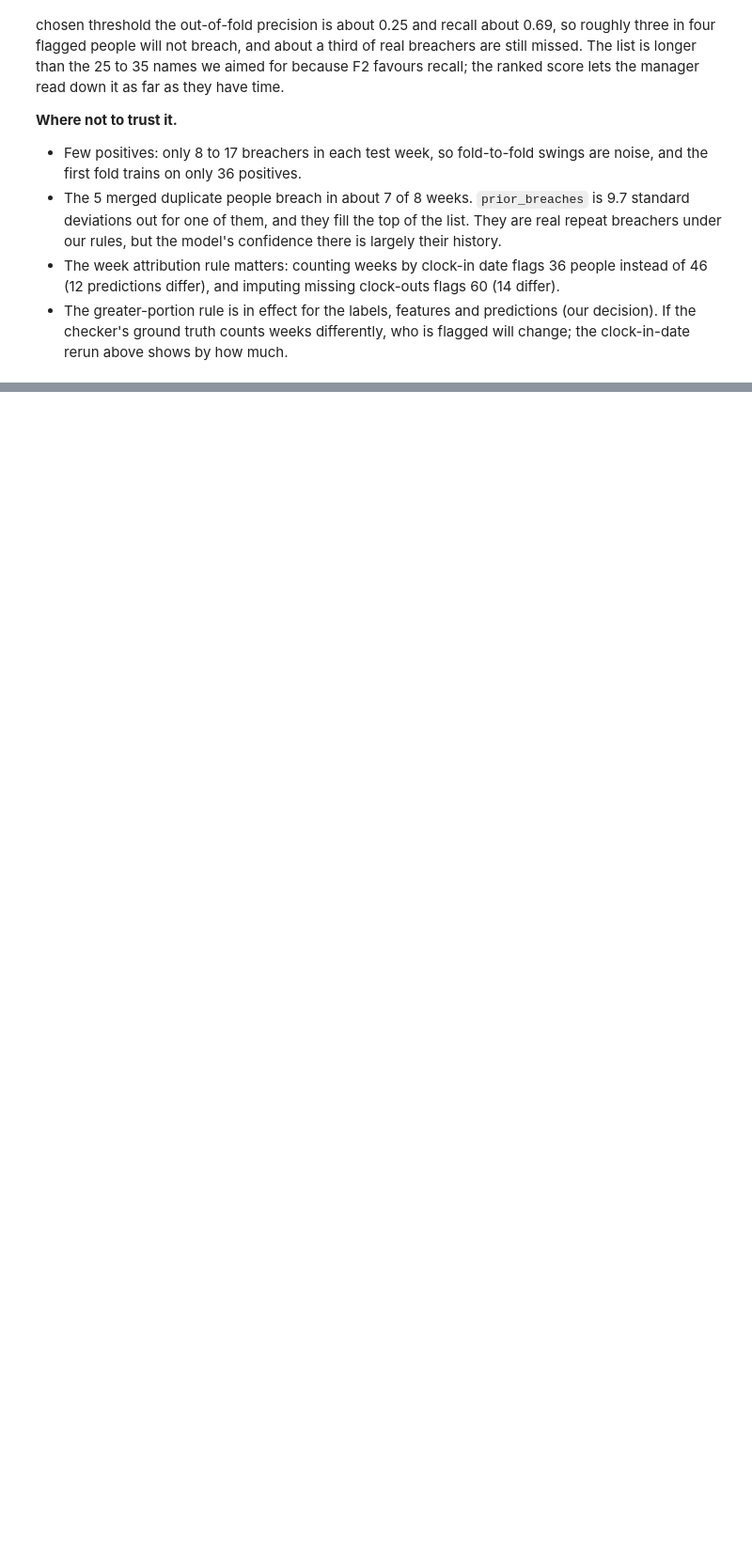
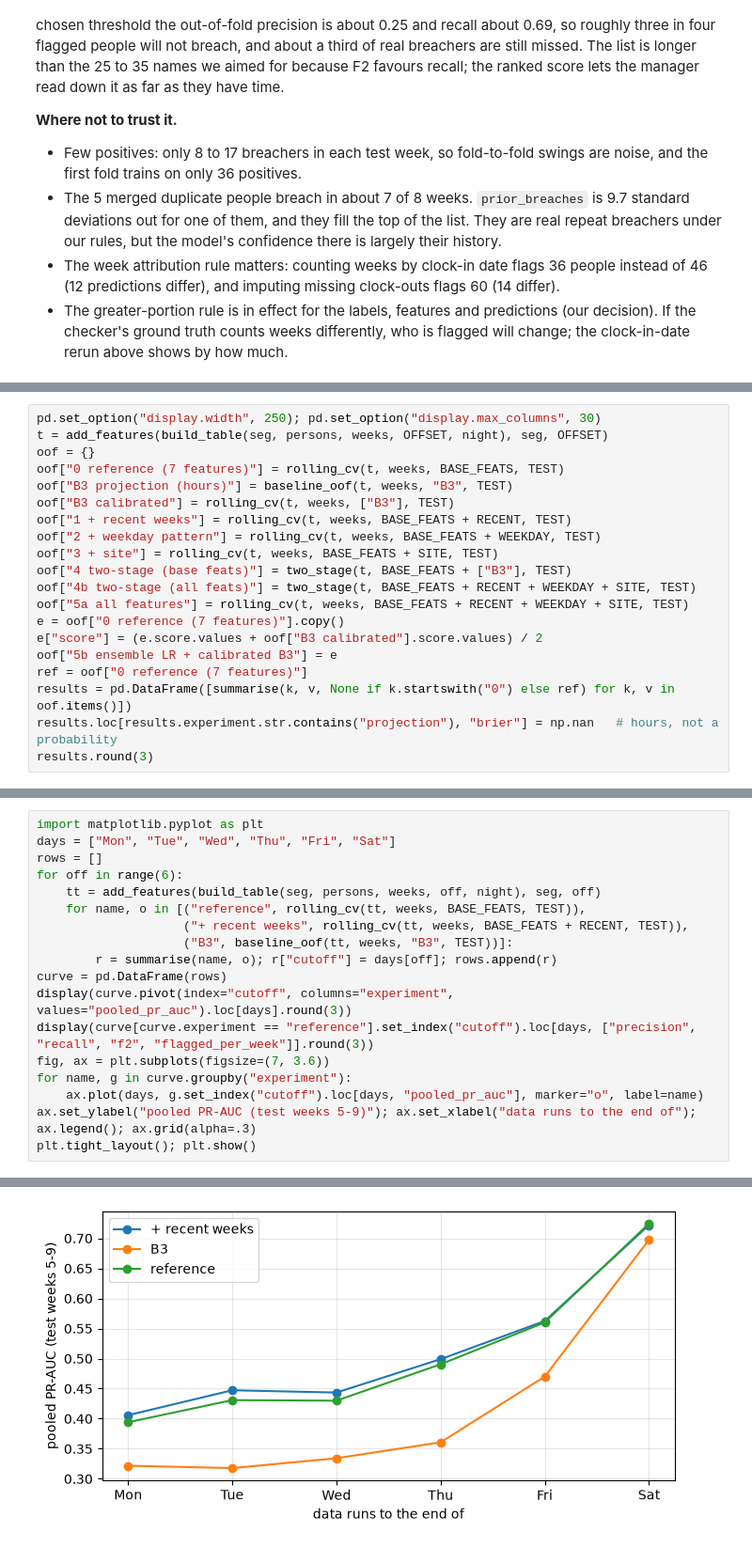
Before and after one commit to MistryDev09/JemTechnical, a Jupyter notebook: data_modeling.ipynb, the cells around one changed output, grey strips where cells are left out. Shown at 94% size. Drawn from its saved outputs; the diff is of its cells as text; blank space fills up the shorter version.

```diff
--- a/data_modeling.ipynb
+++ b/data_modeling.ipynb
@@ -760,0 +887,20 @@ wrote predictions.csv: 213 rows, 51 flagged
+# %%
+pd.set_option("display.width", 250); pd.set_option("display.max_columns", 30)
+t = add_features(build_table(seg, persons, weeks, OFFSET, night), seg, OFFSET)
+oof = {}
+oof["0 reference (7 features)"] = rolling_cv(t, weeks, BASE_FEATS, TEST)
+oof["B3 projection (hours)"] = baseline_oof(t, weeks, "B3", TEST)
+oof["B3 calibrated"] = rolling_cv(t, weeks, ["B3"], TEST)
+oof["1 + recent weeks"] = rolling_cv(t, weeks, BASE_FEATS + RECENT, TEST)
+oof["2 + weekday pattern"] = rolling_cv(t, weeks, BASE_FEATS + WEEKDAY, TEST)
+oof["3 + site"] = rolling_cv(t, weeks, BASE_FEATS + SITE, TEST)
+oof["4 two-stage (base feats)"] = two_stage(t, BASE_FEATS + ["B3"], TEST)
+oof["4b two-stage (all feats)"] = two_stage(t, BASE_FEATS + RECENT + WEEKDAY + SITE, TEST)
+oof["5a all features"] = rolling_cv(t, weeks, BASE_FEATS + RECENT + WEEKDAY + SITE, TEST)
+e = oof["0 reference (7 features)"].copy()
+e["score"] = (e.score.values + oof["B3 calibrated"].score.values) / 2
+oof["5b ensemble LR + calibrated B3"] = e
+ref = oof["0 reference (7 features)"]
+results = pd.DataFrame([summarise(k, v, None if k.startswith("0") else ref) for k, v in oof.items()])
+results.loc[results.experiment.str.contains("projection"), "brier"] = np.nan   # hours, not a probability
+results.round(3)
@@ -760,0 +921,19 @@ wrote predictions.csv: 213 rows, 51 flagged
+# %%
+import matplotlib.pyplot as plt
+days = ["Mon", "Tue", "Wed", "Thu", "Fri", "Sat"]
+rows = []
+for off in range(6):
+    tt = add_features(build_table(seg, persons, weeks, off, night), seg, off)
+    for name, o in [("reference", rolling_cv(tt, weeks, BASE_FEATS, TEST)),
+                    ("+ recent weeks", rolling_cv(tt, weeks, BASE_FEATS + RECENT, TEST)),
+                    ("B3", baseline_oof(tt, weeks, "B3", TEST))]:
+        r = summarise(name, o); r["cutoff"] = days[off]; rows.append(r)
+curve = pd.DataFrame(rows)
+display(curve.pivot(index="cutoff", columns="experiment", values="pooled_pr_auc").loc[days].round(3))
+display(curve[curve.experiment == "reference"].set_index("cutoff").loc[days, ["precision", "recall", "f2", "flagged_per_week"]].round(3))
+fig, ax = plt.subplots(figsize=(7, 3.6))
+for name, g in curve.groupby("experiment"):
+    ax.plot(days, g.set_index("cutoff").loc[days, "pooled_pr_auc"], marker="o", label=name)
+ax.set_ylabel("pooled PR-AUC (test weeks 5-9)"); ax.set_xlabel("data runs to the end of"); ax.legend(); ax.grid(alpha=.3)
+plt.tight_layout(); plt.show()
+# %% [output]
@@ -760,0 +956 @@ wrote predictions.csv: 213 rows, 51 flagged
+[figure, added]
```
Also changed, not shown: parts of 11 cells of this notebook.
